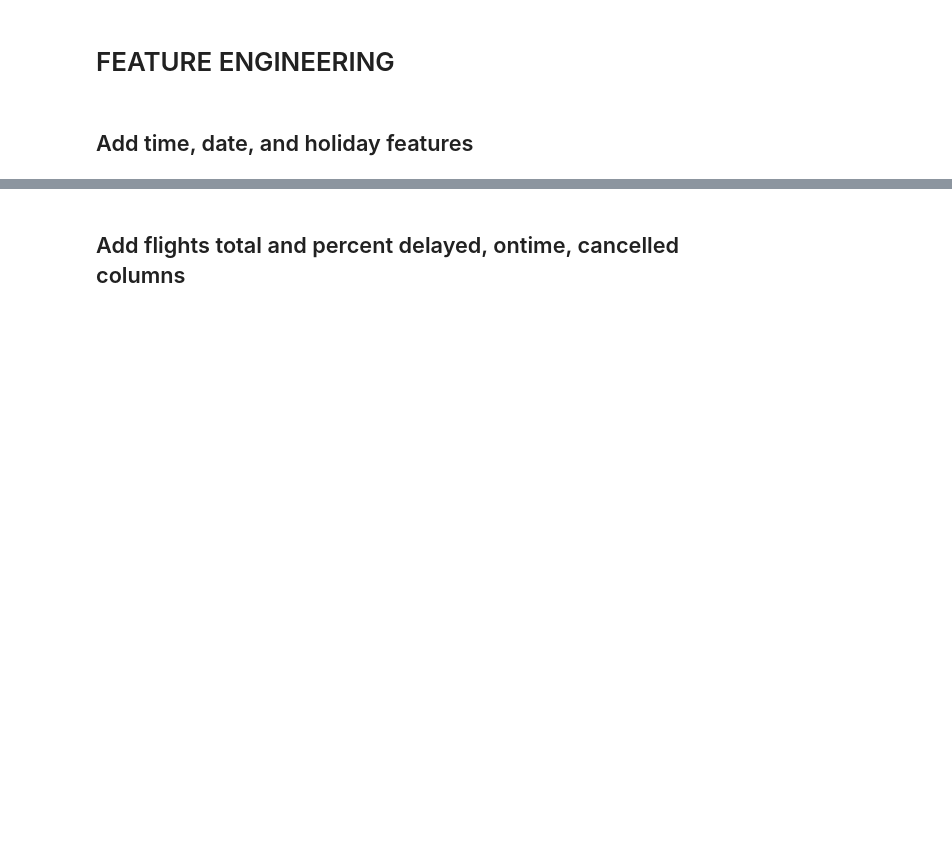
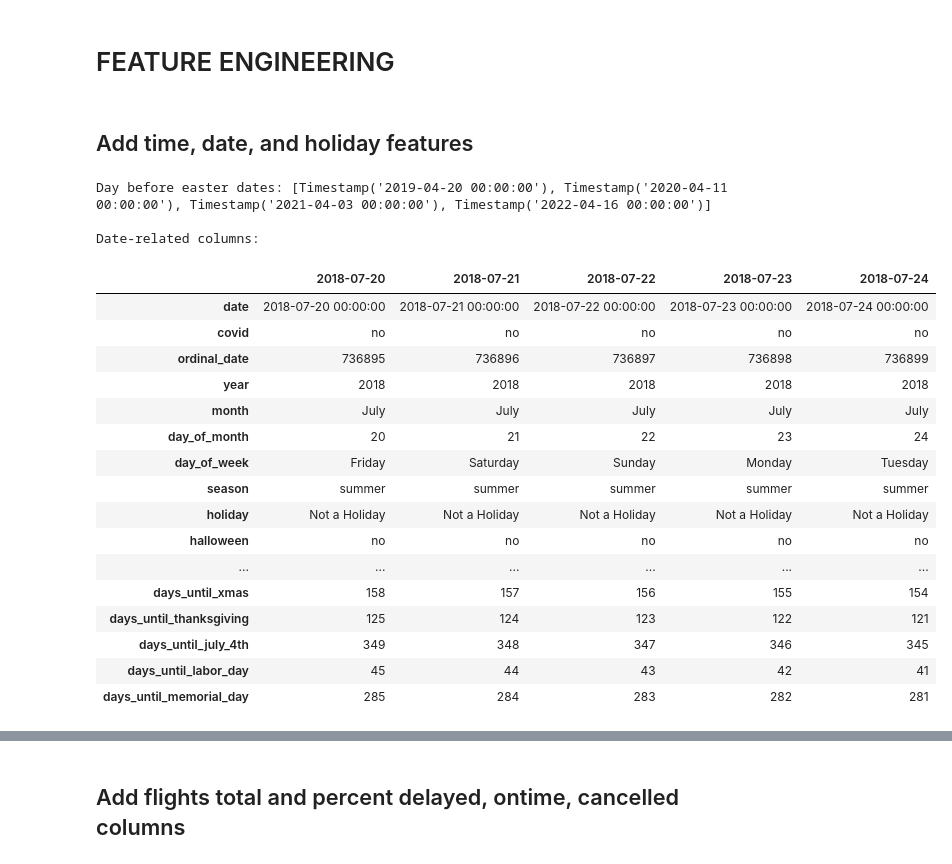
Before and after one commit to stevenhobbs/5501_Ontime_flights, a Jupyter notebook: 1.DFW_daily_flights_intro.ipynb, the cells around one changed output, grey strips where cells are left out. Saved outputs shown, nothing was run; the diff lists cells and outputs as text; code cells hidden in the pictures; blank space fills up the shorter version.

```diff
--- a/1.DFW_daily_flights_intro.ipynb
+++ b/1.DFW_daily_flights_intro.ipynb
@@ -264,8 +236,8 @@ Anomalous missing values on October 1st, 2022
 # %% [markdown]
 ## Drop years and rows with no weather data
 # %%
-weather_d_incomplete = weather_d[weather_d.isnull().any(axis=1)]
-weather_d_complete = weather_d[~(weather_d.isnull().any(axis=1))]
+weather_d_incomplete = weather_d[weather_d.isnull().any(axis=1)].copy()
+weather_d_complete = weather_d[~weather_d.isnull().any(axis=1)].copy()
 
 print("Number of weather rows with missing values:", weather_d_incomplete.shape[0])
 print("\nDaily weather final shape:", weather_d_complete.shape)
@@ -313,0 +250,3 @@ weather_d_complete.tail().T
+# %%
+for col in ['wx_temperature_max', 'wx_temperature_min', 'wx_apcp', 'wx_prate', 'wx_asnow', 'wx_frozr', 'wx_vis', 'wx_gust', 'wx_maxref', 'wx_cape', 'wx_lftx', 'wx_wind_speed', 'wx_wind_direction']:
+    weather_d_complete.loc[:, f'{col}_sq'] = weather_d_complete[col] ** 2
@@ -462,30 +424,65 @@ df['days_until_thanksgiving'] = df['date'].apply(days_until_thanksgiving)
 
 # add "days_until_July_4th" column
 def days_until_july_4th(date):
     july_4th = pd.to_datetime(f"{date.year}-07-04")
     if date > july_4th:
         july_4th = pd.to_datetime(f"{date.year+1}-07-04")
     return (july_4th - date).days
 df['days_until_july_4th'] = df['date'].apply(days_until_july_4th)
 
 # add "days_until_labor_day" column
 def days_until_labor_day(date):
     # Labor Day is the first Monday of September
     labor_day = pd.to_datetime(f"{date.year}-09-01")
     while labor_day.weekday() != 0:
         labor_day += pd.Timedelta(days=1)
     return (labor_day - date).days
 df['days_until_labor_day'] = df['date'].apply(days_until_labor_day)
 
 # add "days_until_memorial_day" column
 def days_until_memorial_day(date):
     # Memorial Day is the last Monday of May
     memorial_day = pd.to_datetime(f"{date.year}-05-01")
     if date > memorial_day:
         memorial_day = pd.to_datetime(f"{date.year+1}-05-01")
     return (memorial_day - date).days
 df['days_until_memorial_day'] = df['date'].apply(days_until_memorial_day)
 
 # add covid column. The WHO declared COVID-19 a pandemic on March 11, 2020. Record-breaking Thanksgiving travel in 2023 suggests a full recovery by 11/23/23.
 mask = (df['date'] >= '2020-03-11') & (df['date'] <= '2023-11-23')
 df['covid'] = np.where(mask, 'yes', 'no')
+
+# Move date-related variables to front of dataframe
+cols = df.columns.tolist()
+date_cols= ['date', 'covid', 'ordinal_date', 'year', 'month', 'day_of_month', 'day_of_week', 'season', 'holiday', 'halloween', 'xmas_eve', 'new_years_eve', 'jan_2', 'jan_3', 'day_before_easter', 'days_until_xmas', 'days_until_thanksgiving', 'days_until_july_4th', 'days_until_labor_day', 'days_until_memorial_day']
+col_order = date_cols + [col for col in cols if col not in date_cols]
+df = df[col_order]
+
+
+# Verify the day before easter dates make sense
+print("Day before easter dates:", df[df['day_before_easter'] == 'yes']['date'].tolist())
+
+# Preview the dataframe
+print("\nDate-related columns:\n")
+df[date_cols].head().T
+# %% [output]
+Day before easter dates: [Timestamp('2019-04-20 00:00:00'), Timestamp('2020-04-11 00:00:00'), Timestamp('2021-04-03 00:00:00'), Timestamp('2022-04-16 00:00:00')]
+
+Date-related columns:
+|  | 2018-07-20 | 2018-07-21 | 2018-07-22 | 2018-07-23 | 2018-07-24 |
+| date | 2018-07-20 00:00:00 | 2018-07-21 00:00:00 | 2018-07-22 00:00:00 | 2018-07-23 00:00:00 | 2018-07-24 00:00:00 |
+| covid | no | no | no | no | no |
+| ordinal_date | 736895 | 736896 | 736897 | 736898 | 736899 |
+| year | 2018 | 2018 | 2018 | 2018 | 2018 |
+| month | July | July | July | July | July |
+| day_of_month | 20 | 21 | 22 | 23 | 24 |
+| day_of_week | Friday | Saturday | Sunday | Monday | Tuesday |
+| season | summer | summer | summer | summer | summer |
+| holiday | Not a Holiday | Not a Holiday | Not a Holiday | Not a Holiday | Not a Holiday |
+| halloween | no | no | no | no | no |
+| ... | ... | ... | ... | ... | ... |
+| days_until_xmas | 158 | 157 | 156 | 155 | 154 |
+| days_until_thanksgiving | 125 | 124 | 123 | 122 | 121 |
+| days_until_july_4th | 349 | 348 | 347 | 346 | 345 |
+| days_until_labor_day | 45 | 44 | 43 | 42 | 41 |
+| days_until_memorial_day | 285 | 284 | 283 | 282 | 281 |
```
Also changed, not shown: parts of 25 cells of this notebook, 13 other files.
